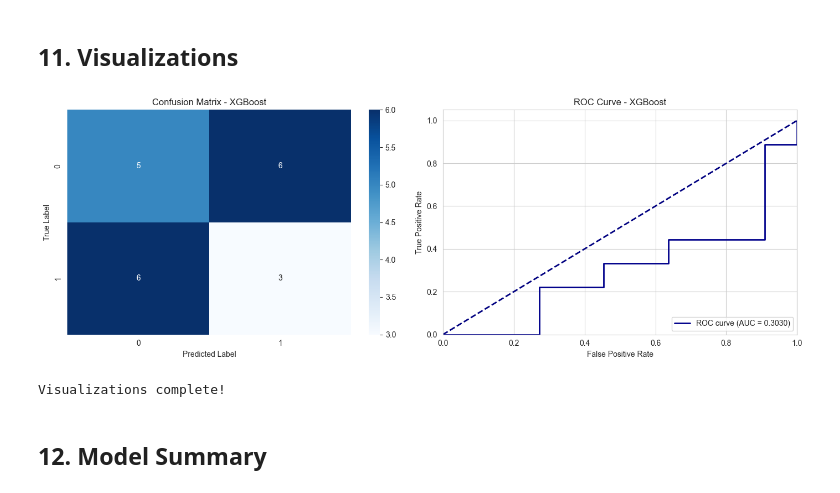
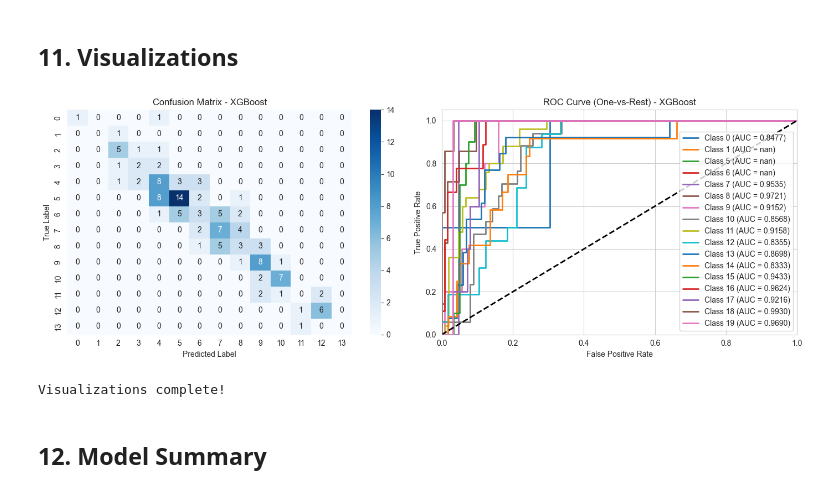
Before and after one commit to 2025ab05156/ML-S1-25_AIMLCZG565, a Jupyter notebook: model/6_XGBoost.ipynb, the cells around one changed output. Saved outputs shown, nothing was run; the diff lists cells and outputs as text; code cells hidden in the pictures.

```diff
--- a/model/6_XGBoost.ipynb
+++ b/model/6_XGBoost.ipynb
@@ -180,7 +162,7 @@ Feature names:
 # %%
 # Split data into training and testing sets (80-20 split)
 X_train, X_test, y_train, y_test = train_test_split(
-    X, y, test_size=0.2, random_state=42, stratify=y
+    X, y, test_size=0.2, random_state=42
 )
 
 print(f"Training set size: {X_train.shape[0]}")
@@ -205,16 +194,24 @@ Data split completed!
 # %%
 # Create and train the XGBoost Classifier
 print("Training XGBoost Classifier...")
+
+# Encode target to contiguous classes (0, 1, 2, ...) to avoid XGBoost class mismatch issues
+from sklearn.preprocessing import LabelEncoder
+le_target = LabelEncoder()
+y_train_encoded = le_target.fit_transform(y_train)
+y_test_encoded = le_target.transform(y_test)
+
+# Create a fresh XGBoost model
 xgb_model = XGBClassifier(
     n_estimators=100,
     max_depth=6,
     learning_rate=0.1,
     random_state=42,
-    use_label_encoder=False,
-    eval_metric='logloss',
-    verbosity=0
+    eval_metric='mlogloss',
+    verbosity=0,
+    use_label_encoder=False
 )
-xgb_model.fit(X_train, y_train)
+xgb_model.fit(X_train, y_train_encoded)
 
 print("✅ Model training completed!")
 print(f"\nModel parameters:")
@@ -235,8 +232,11 @@ Number of features: 7
 ## 7. Make Predictions
 # %%
 # Make predictions
-y_pred = xgb_model.predict(X_test)
-y_pred_proba = xgb_model.predict_proba(X_test)[:, 1]
+y_pred_encoded = xgb_model.predict(X_test)
+y_pred_proba = xgb_model.predict_proba(X_test)
+
+# Decode predictions back to original labels
+y_pred = le_target.inverse_transform(y_pred_encoded)
 
 print("Predictions made on test set!")
 print(f"\nFirst 10 predictions:")
@@ -382,31 +403,38 @@ Top 5 most important features:
 # %%
 # Plot Confusion Matrix and ROC Curve
 fig, axes = plt.subplots(1, 2, figsize=(14, 5))
 
 # Confusion Matrix Heatmap
 sns.heatmap(cm, annot=True, fmt='d', cmap='Blues', ax=axes[0])
 axes[0].set_title('Confusion Matrix - XGBoost')
 axes[0].set_ylabel('True Label')
 axes[0].set_xlabel('Predicted Label')
 
-# ROC Curve
-fpr, tpr, _ = roc_curve(y_test, y_pred_proba)
-roc_auc = auc(fpr, tpr)
-axes[1].plot(fpr, tpr, color='darkblue', lw=2, label=f'ROC curve (AUC = {roc_auc:.4f})')
-axes[1].plot([0, 1], [0, 1], color='navy', lw=2, linestyle='--')
+# ROC Curve - For multiclass, plot for each class
+from sklearn.preprocessing import label_binarize
+encoded_classes = xgb_model.classes_  # Use encoded classes from model
+y_test_bin = label_binarize(y_test_encoded, classes=encoded_classes)
+
+for i in range(len(encoded_classes)):
+    fpr, tpr, _ = roc_curve(y_test_bin[:, i], y_pred_proba[:, i])
+    roc_auc = auc(fpr, tpr)
+    original_class = le_target.classes_[encoded_classes[i]]
+    axes[1].plot(fpr, tpr, lw=2, label=f'Class {original_class} (AUC = {roc_auc:.4f})')
+
+axes[1].plot([0, 1], [0, 1], 'k--', lw=2)
 axes[1].set_xlim([0.0, 1.0])
 axes[1].set_ylim([0.0, 1.05])
 axes[1].set_xlabel('False Positive Rate')
 axes[1].set_ylabel('True Positive Rate')
-axes[1].set_title('ROC Curve - XGBoost')
+axes[1].set_title('ROC Curve (One-vs-Rest) - XGBoost')
 axes[1].legend(loc="lower right")
 
 plt.tight_layout()
 plt.show()
 
 print("\nVisualizations complete!")
 # %% [output]
-[figure, old version]
+[figure, new version]
 Visualizations complete!
 # %% [markdown]
 ## 12. Model Summary
```
Also changed, not shown: parts of 10 cells of this notebook, 5 other files.
